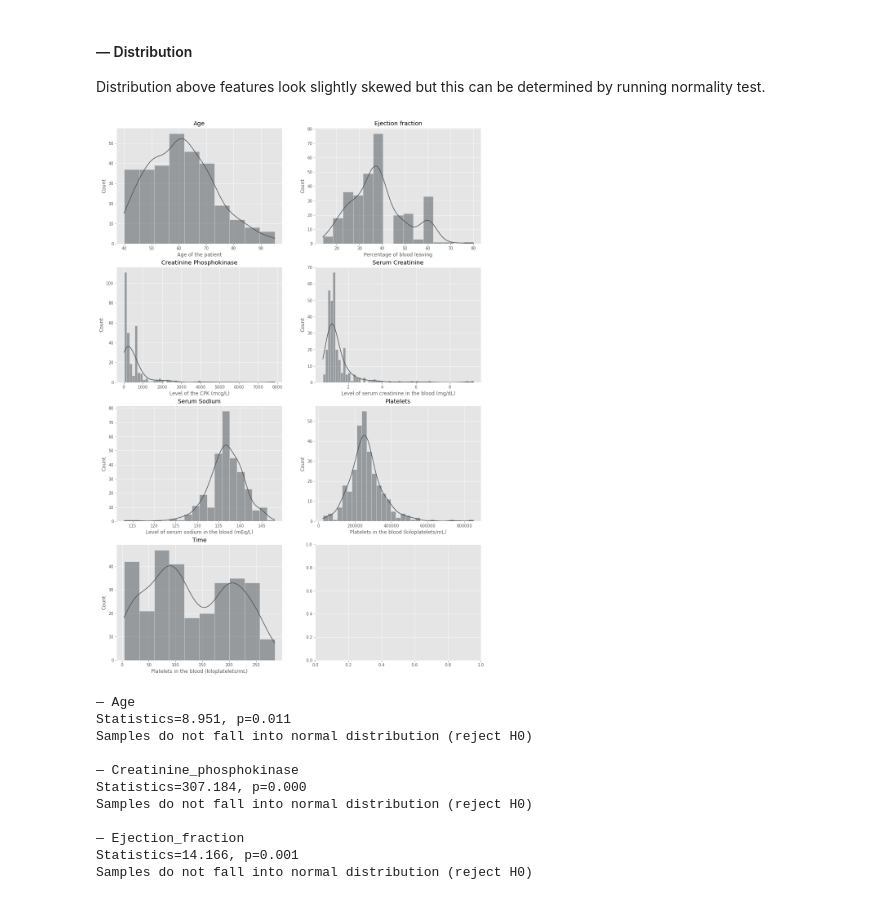
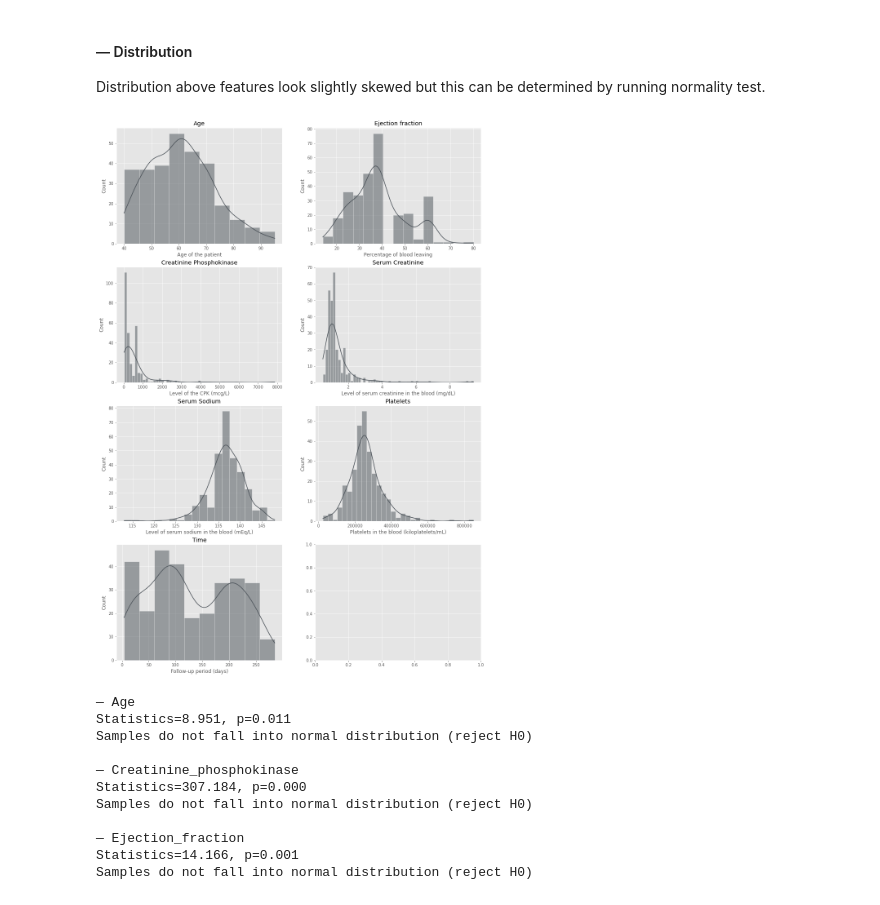
Before and after one commit to mizydorek/Programming-for-Data-Analysis-Project, a Jupyter notebook: project.ipynb, the cells around one changed output. Drawn from its saved outputs; the diff is of its cells as text; code cells hidden in the pictures.

```diff
--- a/project.ipynb
+++ b/project.ipynb
@@ -358,15 +358,15 @@ Distribution above features look slightly skewed but this can be determined by r
 # %%
 # Draw histograms for the features that contains measurement values.
 fig, axes = plt.subplots(4, 2, figsize=(16,24))
 sns.histplot(df['age'], kde=True, ax=axes[0,0]).set(title='Age', xlabel="Age of the patient");
 sns.histplot(df['ejection_fraction'], kde=True, ax=axes[0,1]).set(title='Ejection fraction', xlabel="Percentage of blood leaving");
 sns.histplot(df['creatinine_phosphokinase'], kde=True, ax=axes[1,0]).set(title='Creatinine Phosphokinase', xlabel="Level of the CPK (mcg/L)");
 sns.histplot(df['serum_creatinine'], kde=True, ax=axes[1,1]).set(title='Serum Creatinine', xlabel="Level of serum creatinine in the blood (mg/dL)");
 sns.histplot(df['serum_sodium'], kde=True, ax=axes[2,0]).set(title='Serum Sodium', xlabel="Level of serum sodium in the blood (mEq/L)");
 sns.histplot(df['platelets'], kde=True, ax=axes[2,1]).set(title='Platelets', xlabel="Platelets in the blood (kiloplatelets/mL)");
-sns.histplot(df['time'], kde=True, ax=axes[3,0]).set(title='Time', xlabel="Platelets in the blood (kiloplatelets/mL)");
+sns.histplot(df['time'], kde=True, ax=axes[3,0]).set(title='Time', xlabel="Follow-up period (days)");
 # %% [output]
-[figure, old version]
+[figure, new version]
 # %%
 # Determine if any of the features that contains measurement values have normal distribution
 # by using D'Agostino's normality test.
```
Also changed, not shown: parts of 26 cells of this notebook.
